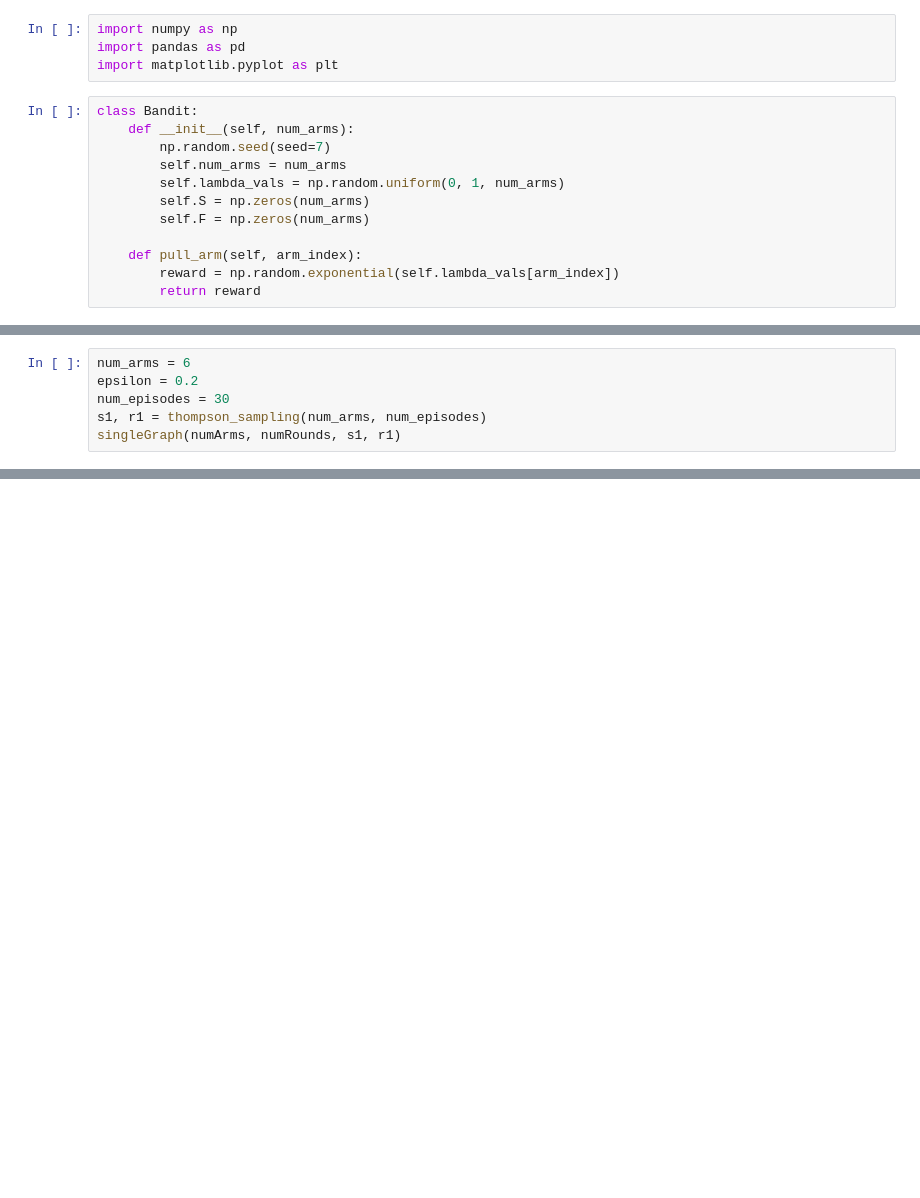
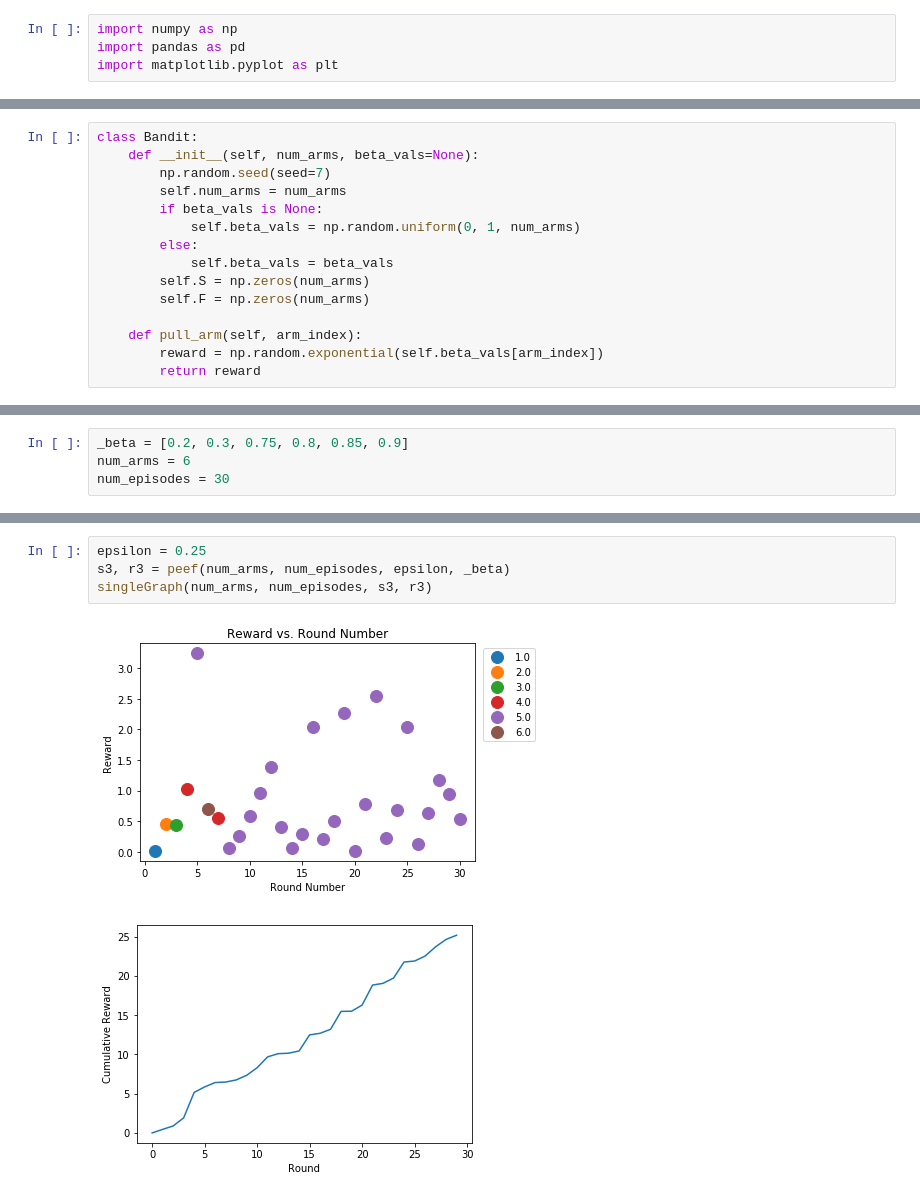
Before and after one commit to skaraoglu/Multi-armed-bandits, a Jupyter notebook: bandits.ipynb, the cells around one changed output, grey strips where cells are left out. Saved outputs shown, nothing was run; the diff lists cells and outputs as text; blank space fills up the shorter version.

```diff
--- a/bandits.ipynb
+++ b/bandits.ipynb
@@ -2,15 +2,3 @@
 import numpy as np
 import pandas as pd
 import matplotlib.pyplot as plt
-# %%
-class Bandit:
-    def __init__(self, num_arms):
-        np.random.seed(seed=7)
-        self.num_arms = num_arms
-        self.lambda_vals = np.random.uniform(0, 1, num_arms)
-        self.S = np.zeros(num_arms)
-        self.F = np.zeros(num_arms)
-
-    def pull_arm(self, arm_index):
-        reward = np.random.exponential(self.lambda_vals[arm_index])
-        return reward
@@ -317,6 +4,0 @@ def multiGraph(num_arms, num_episodes, budget, epsilon, factor):
-# %%
-num_arms = 6
-epsilon = 0.2
-num_episodes = 30
-s1, r1 = thompson_sampling(num_arms, num_episodes)
-singleGraph(numArms, numRounds, s1, r1)
@@ -360,0 +5,15 @@ multiGraph(num_arms, num_episodes, budget, epsilon, factor)
+# %%
+class Bandit:
+    def __init__(self, num_arms, beta_vals=None):
+        np.random.seed(seed=7)
+        self.num_arms = num_arms
+        if beta_vals is None:
+            self.beta_vals = np.random.uniform(0, 1, num_arms)
+        else:
+            self.beta_vals = beta_vals
+        self.S = np.zeros(num_arms)
+        self.F = np.zeros(num_arms)
+
+    def pull_arm(self, arm_index):
+        reward = np.random.exponential(self.beta_vals[arm_index])
+        return reward
@@ -360,0 +353,4 @@ multiGraph(num_arms, num_episodes, budget, epsilon, factor)
+# %%
+_beta = [0.2, 0.3, 0.75, 0.8, 0.85, 0.9]
+num_arms = 6
+num_episodes = 30
@@ -360,0 +370,7 @@ multiGraph(num_arms, num_episodes, budget, epsilon, factor)
+# %%
+epsilon = 0.25
+s3, r3 = peef(num_arms, num_episodes, epsilon, _beta)
+singleGraph(num_arms, num_episodes, s3, r3)
+# %% [output]
+[figure, added]
+[figure, added]
```
Also changed, not shown: parts of 38 cells of this notebook.
